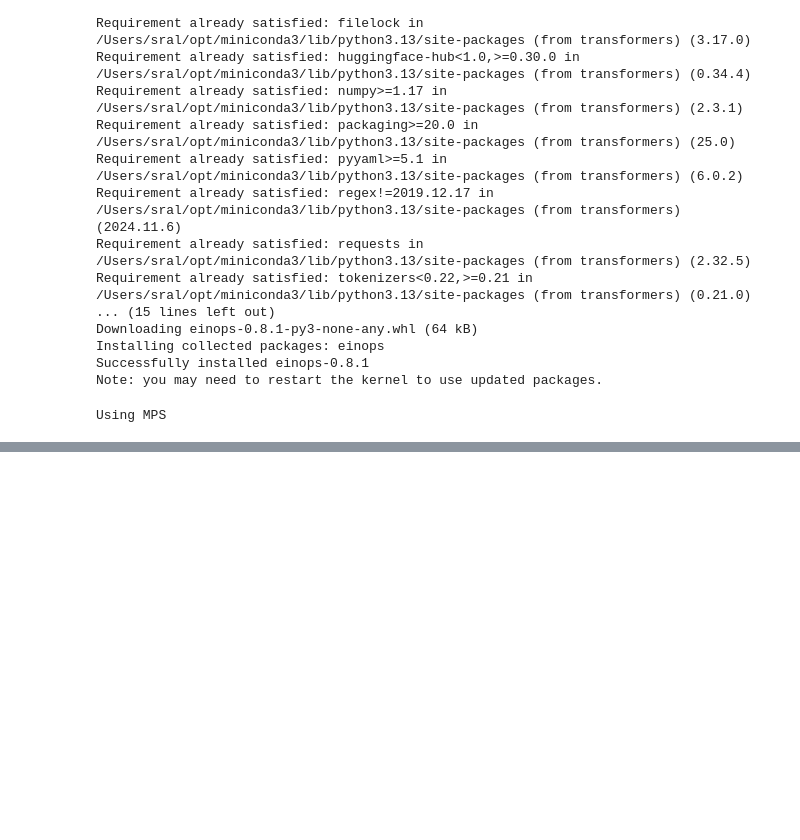
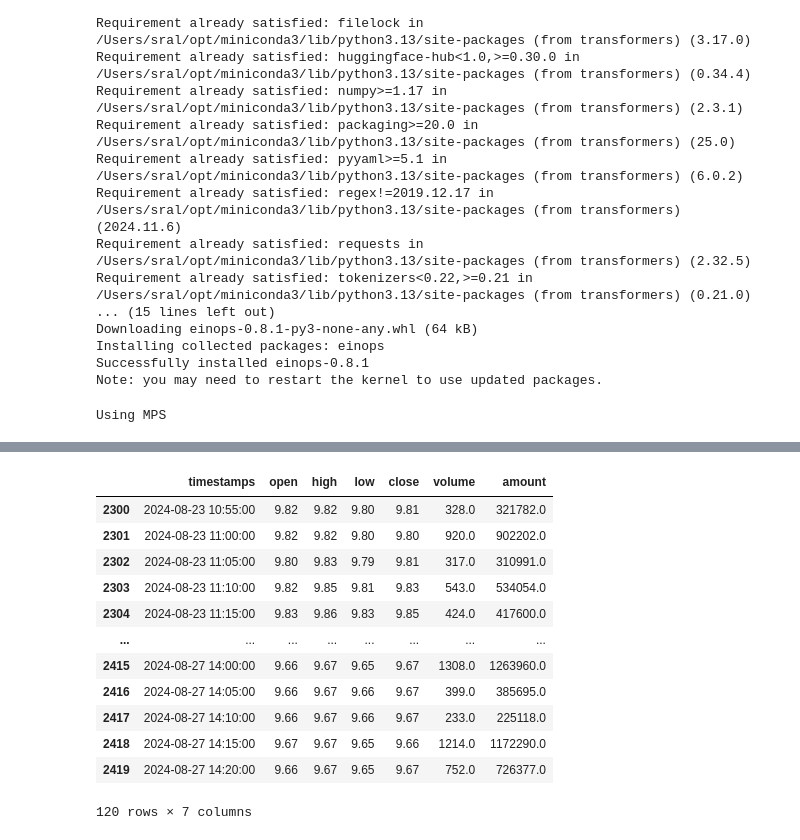
Before and after one commit to bwv988/ai_scratch, a Jupyter notebook: notebooks/kronos/kronos_tests.ipynb, the cells around one changed output, grey strips where cells are left out. Cells and saved outputs as stored; diff of their text form; code cells hidden in the pictures; blank space fills up the shorter version.

```diff
--- a/notebooks/kronos/kronos_tests.ipynb
+++ b/notebooks/kronos/kronos_tests.ipynb
@@ -199,2 +257,18 @@ timestamps
+# %%
+df.iloc[lookback:lookback+pred_len]
+# %% [output]
+|  | timestamps | open | high | low | close | volume | amount |
+| 2300 | 2024-08-23 10:55:00 | 9.82 | 9.82 | 9.80 | 9.81 | 328.0 | 321782.0 |
+| 2301 | 2024-08-23 11:00:00 | 9.82 | 9.82 | 9.80 | 9.80 | 920.0 | 902202.0 |
+| 2302 | 2024-08-23 11:05:00 | 9.80 | 9.83 | 9.79 | 9.81 | 317.0 | 310991.0 |
+| 2303 | 2024-08-23 11:10:00 | 9.82 | 9.85 | 9.81 | 9.83 | 543.0 | 534054.0 |
+| 2304 | 2024-08-23 11:15:00 | 9.83 | 9.86 | 9.83 | 9.85 | 424.0 | 417600.0 |
+| ... | ... | ... | ... | ... | ... | ... | ... |
+| 2415 | 2024-08-27 14:00:00 | 9.66 | 9.67 | 9.65 | 9.67 | 1308.0 | 1263960.0 |
+| 2416 | 2024-08-27 14:05:00 | 9.66 | 9.67 | 9.66 | 9.67 | 399.0 | 385695.0 |
+| 2417 | 2024-08-27 14:10:00 | 9.66 | 9.67 | 9.66 | 9.67 | 233.0 | 225118.0 |
+| 2418 | 2024-08-27 14:15:00 | 9.67 | 9.67 | 9.65 | 9.66 | 1214.0 | 1172290.0 |
+| 2419 | 2024-08-27 14:20:00 | 9.66 | 9.67 | 9.65 | 9.67 | 752.0 | 726377.0 |
+120 rows × 7 columns
 # %%
 # Combine historical and forecasted data for plotting
```
Also changed, not shown: parts of 23 cells of this notebook, 4 other files.
